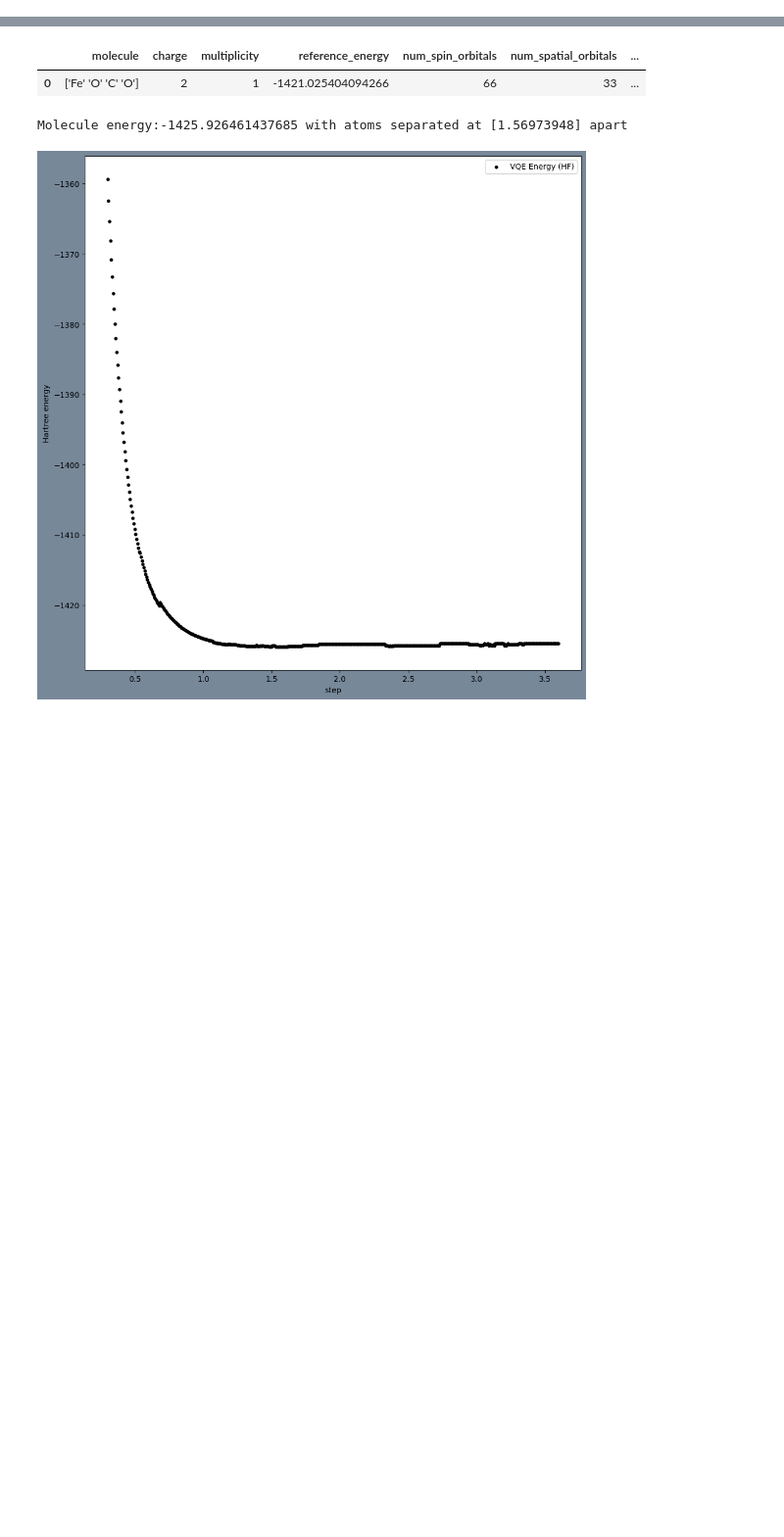
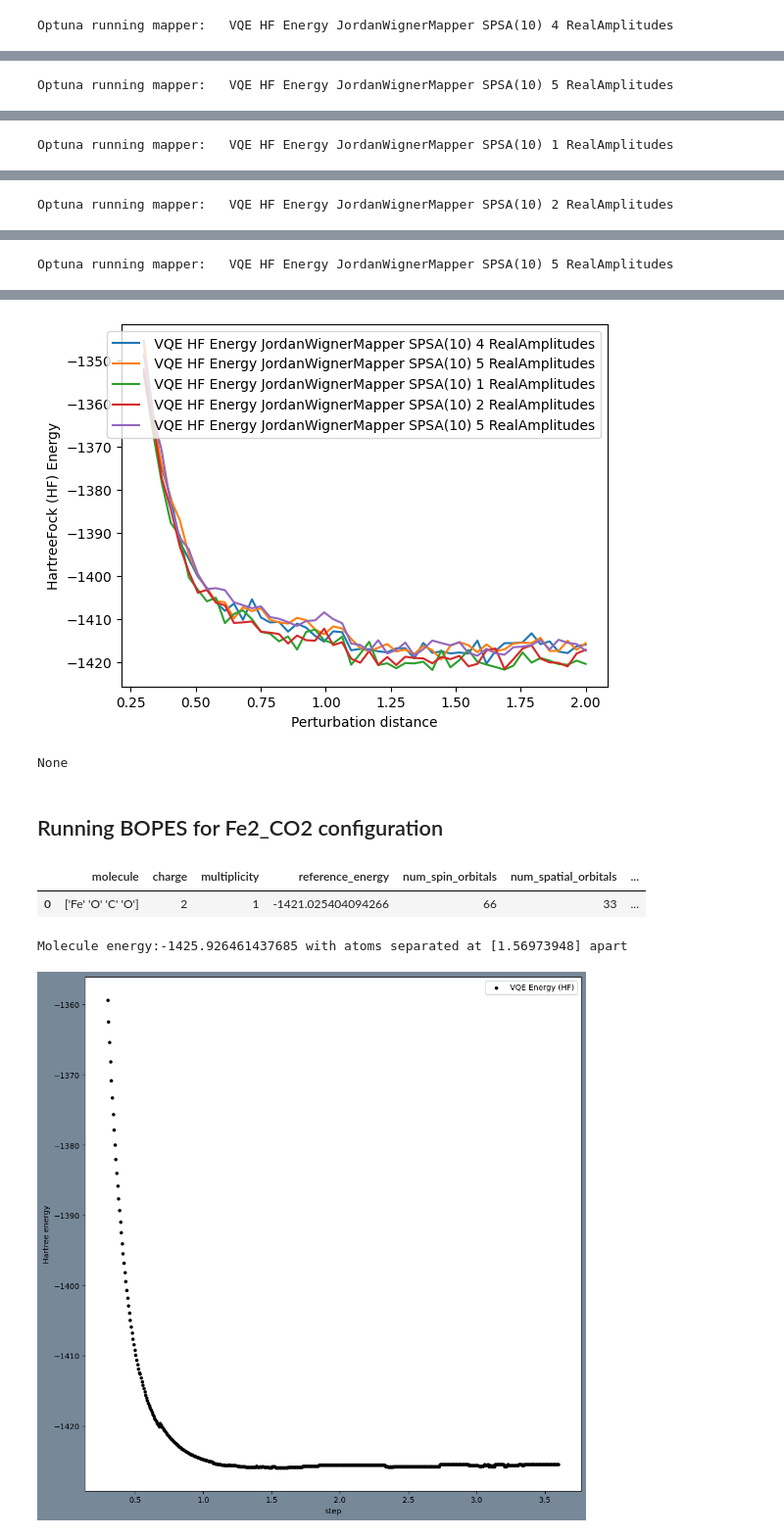
Before and after one commit to buttercutter/quantum-climate-challenge-2023, a Jupyter notebook: notebooks/deloitte_2023_quantux.ipynb, the cells around one changed output, grey strips where cells are left out. Shown at 98% size. Cells and saved outputs as stored; diff of their text form; code cells hidden in the pictures; blank space fills up the shorter version.

```diff
--- a/notebooks/deloitte_2023_quantux.ipynb
+++ b/notebooks/deloitte_2023_quantux.ipynb
@@ -1290,0 +98,24 @@ None
+# %%
+quantux_libraries.optuna_steps = []
+quantux_libraries.optuna_energies = []
+quantux_libraries.optuna_labels = []
+
+study = optuna.create_study(pruner=optuna.pruners.PatientPruner(None, patience=9), direction='minimize')
+early_stopping = EarlyStoppingCallback(early_stopping_rounds=10, direction='minimize')
+
+quantux_libraries.dict_search_space = {
+    'lst_mapper': ['JordanWignerMapper'],
+    'optimizer': ['SPSA'],
+    'min_reps': 1, 'max_reps': 5,
+    'lst_initial_circuit': ['RealAmplitudes'],
+}
+
+study.optimize(objective, n_trials=5, callbacks=[early_stopping], timeout=3600)
+
+for i, step in enumerate(quantux_libraries.optuna_steps):
+    plt.plot(step, quantux_libraries.optuna_energies[i], label=quantux_libraries.optuna_labels[i])
+plt.xlabel('Perturbation distance')
+plt.ylabel('HartreeFock (HF) Energy')
+plt.legend()
+display(plt.show())
+# %% [output]
@@ -1290,0 +123 @@ None
+Optuna running mapper:   VQE HF Energy JordanWignerMapper SPSA(10) 4 RealAmplitudes
@@ -1290,0 +125 @@ None
+Optuna running mapper:   VQE HF Energy JordanWignerMapper SPSA(10) 5 RealAmplitudes
@@ -1290,0 +127 @@ None
+Optuna running mapper:   VQE HF Energy JordanWignerMapper SPSA(10) 1 RealAmplitudes
@@ -1290,0 +129 @@ None
+Optuna running mapper:   VQE HF Energy JordanWignerMapper SPSA(10) 2 RealAmplitudes
@@ -1290,0 +131 @@ None
+Optuna running mapper:   VQE HF Energy JordanWignerMapper SPSA(10) 5 RealAmplitudes
@@ -1291,3 +133,7 @@ None
+[figure, added]
+None
+# %% [markdown]
+## Running BOPES for Fe2_CO2 configuration
 # %%
 run_VQE_BOPES_Energies(molecule_name='Fe2_CO2',multiplicity=1,charge=2,masses=[56, 1, 16, 1],
                        atom_pair = (0,1), freeze_remove=range(13,30), run_real = False,
```
Also changed, not shown: parts of 58 cells of this notebook, 1 other file.
